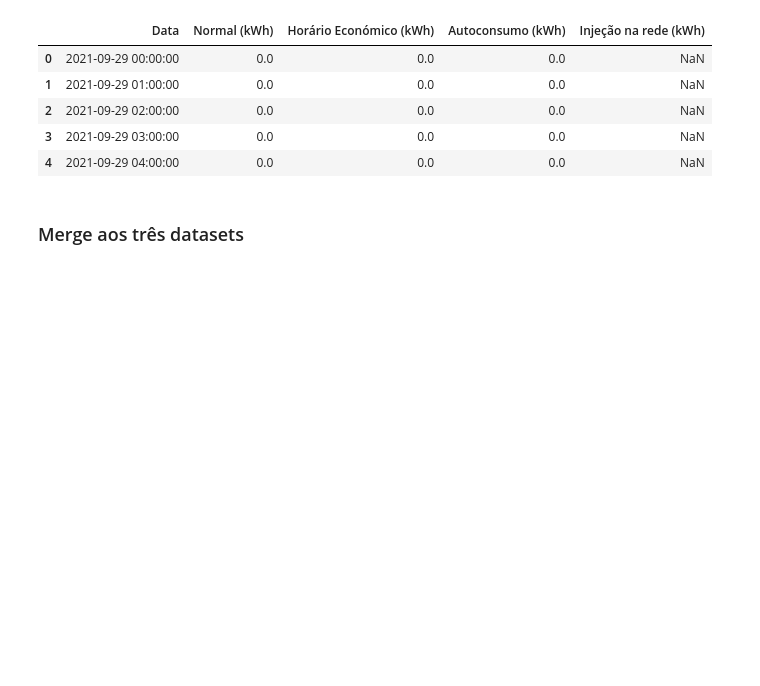
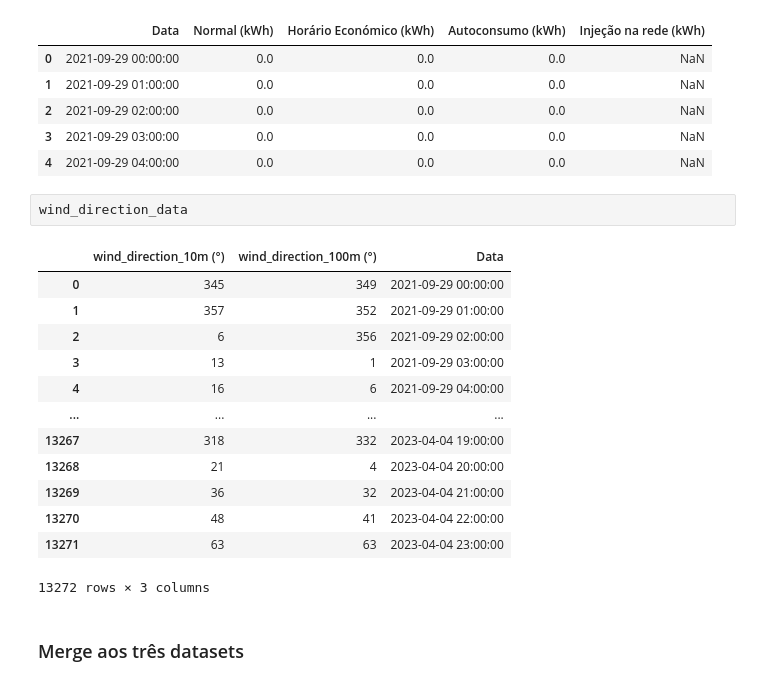
Before and after one commit to jpgoncalves13/DAA, a Jupyter notebook: DatasetCompeticao/dataset_competicao.ipynb, the cells around one changed output. Drawn from its saved outputs; the diff is of its cells as text; blank space fills up the shorter version.

```diff
--- a/DatasetCompeticao/dataset_competicao.ipynb
+++ b/DatasetCompeticao/dataset_competicao.ipynb
@@ -230,6 +235,22 @@ energia.head()
 | 2 | 2021-09-29 02:00:00 | 0.0 | 0.0 | 0.0 | NaN |
 | 3 | 2021-09-29 03:00:00 | 0.0 | 0.0 | 0.0 | NaN |
 | 4 | 2021-09-29 04:00:00 | 0.0 | 0.0 | 0.0 | NaN |
+# %%
+wind_direction_data
+# %% [output]
+|  | wind_direction_10m (°) | wind_direction_100m (°) | Data |
+| 0 | 345 | 349 | 2021-09-29 00:00:00 |
+| 1 | 357 | 352 | 2021-09-29 01:00:00 |
+| 2 | 6 | 356 | 2021-09-29 02:00:00 |
+| 3 | 13 | 1 | 2021-09-29 03:00:00 |
+| 4 | 16 | 6 | 2021-09-29 04:00:00 |
+| ... | ... | ... | ... |
+| 13267 | 318 | 332 | 2023-04-04 19:00:00 |
+| 13268 | 21 | 4 | 2023-04-04 20:00:00 |
+| 13269 | 36 | 32 | 2023-04-04 21:00:00 |
+| 13270 | 48 | 41 | 2023-04-04 22:00:00 |
+| 13271 | 63 | 63 | 2023-04-04 23:00:00 |
+13272 rows × 3 columns
 # %% [markdown]
 ### Merge aos três datasets
 # %%
```
Also changed, not shown: parts of 23 cells of this notebook, 2 other files.
